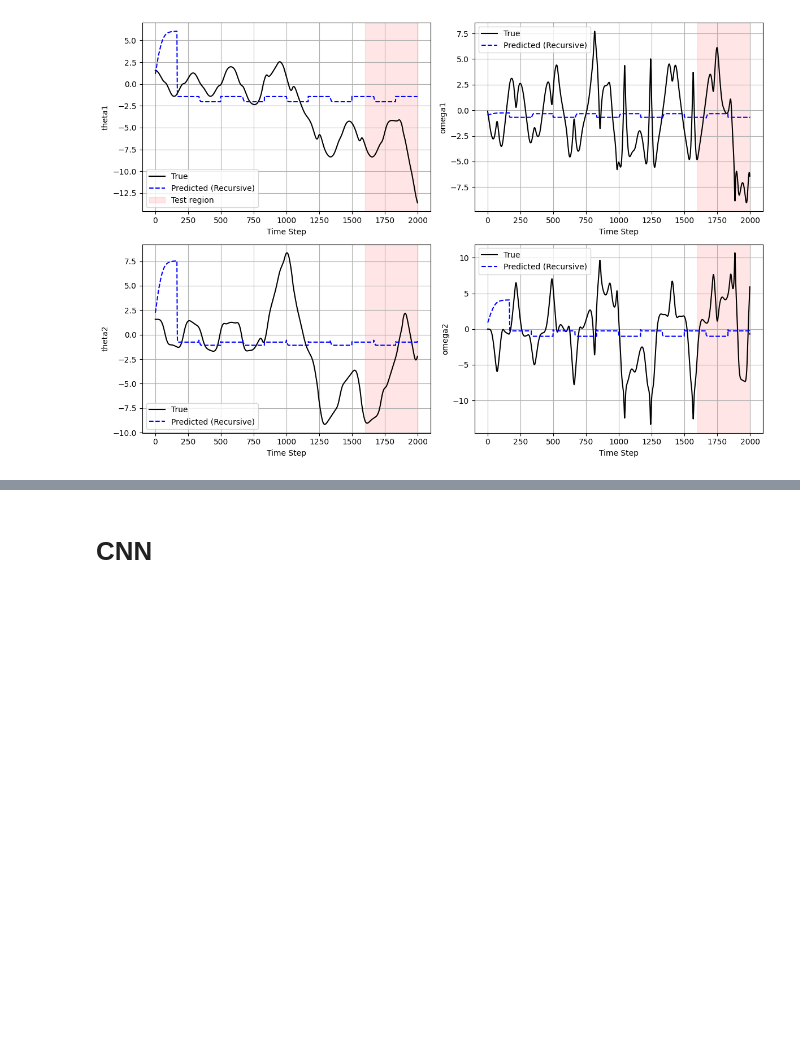
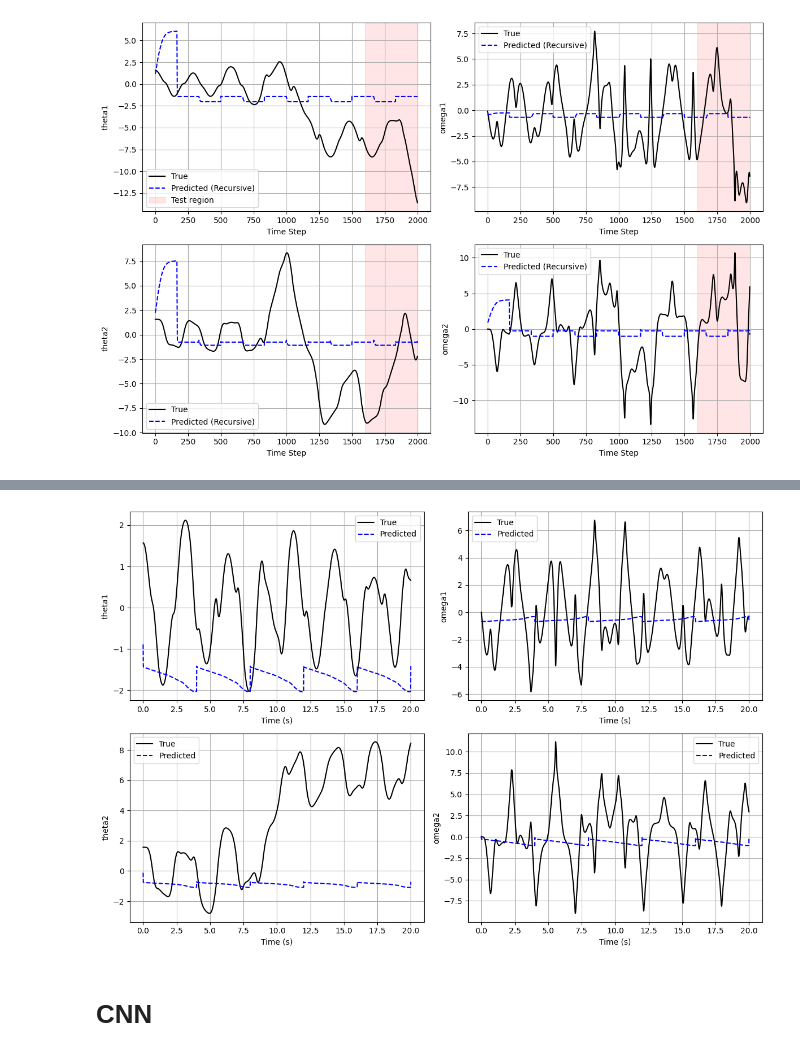
Before and after one commit to mmatinm/Deep-Learning-Projects, a Jupyter notebook: nonlinear-system-identification/identification.ipynb, the cells around one changed output, grey strips where cells are left out. Cells and saved outputs as stored; diff of their text form; code cells hidden in the pictures; blank space fills up the shorter version.

```diff
--- a/nonlinear-system-identification/identification.ipynb
+++ b/nonlinear-system-identification/identification.ipynb
@@ -312,2 +316,88 @@ plt.show()
+# %%
+
+
+# === Your torque function ===
+def torque_input_s(t):
+    freq = 0.25  # Hz
+    amplitude = 1.0  # N.m
+    return amplitude * sawtooth(2 * np.pi * freq * t)
+
+# === Your dynamics ===
+def double_pendulum(t, y):
+    theta1, omega1, theta2, omega2 = y
+    delta = theta2 - theta1
+    tau = torque_input_s(t)
+
+    den1 = (m1 + m2) * L1 - m2 * L1 * np.cos(delta)**2
+    den2 = (L2 / L1) * den1
+
+    domega1 = (
+        m2 * L1 * omega1**2 * np.sin(delta) * np.cos(delta) +
+        m2 * g * np.sin(theta2) * np.cos(delta) +
+        m2 * L2 * omega2**2 * np.sin(delta) -
+        (m1 + m2) * g * np.sin(theta1) +
+        tau
+    ) / den1
+
+    domega2 = (
+        -m2 * L2 * omega2**2 * np.sin(delta) * np.cos(delta) +
+        (m1 + m2) * g * np.sin(theta1) * np.cos(delta) -
+        (m1 + m2) * L1 * omega1**2 * np.sin(delta) -
+        (m1 + m2) * g * np.sin(theta2)
+    ) / den2
+
+    return [omega1, domega1, omega2, domega2]
+
+# === Simulate true system ===
+y0 = [np.pi / 2, 0, np.pi / 2, 0]
+t_span = (0, 20)
+t_eval = np.linspace(*t_span, 2000)
+sol = solve_ivp(double_pendulum, t_span, y0, t_eval=t_eval, rtol=1e-8)
+theta1s, omega1s, theta2s, omega2s = sol.y
+Y_true = np.column_stack([theta1s, omega1s, theta2s, omega2s])
+
+# Predict using MLP
+torque_vals = torque_input_s(t_eval)  # This is already np.array
+
+# Initialize
+X_rec = np.concatenate([[[torque_vals[0]]], [y0]], axis=1)  # shape (1, 5)
+X_rec = scaler_X.transform(X_rec)
+
+Y_preds_scaled = []
+
+model.eval()
+with torch.no_grad():
+    for i in range(len(t_eval)):
+        X_rec_torch = torch.tensor(X_rec, dtype=torch.float32)
+        Y_pred_scaled = model(X_rec_torch).numpy().flatten()
+        Y_preds_scaled.append(Y_pred_scaled)
+
+        if i < len(t_eval) - 1:
+            # Prepare next input
+            next_torque = torque_vals[i + 1]
+            next_state = scaler_Y.inverse_transform(Y_pred_scaled.reshape(1, -1)).flatten()
+            next_input = np.concatenate([[next_torque], next_state]).reshape(1, -1)
+            X_rec = scaler_X.transform(next_input)
+
+Y_preds_scaled = np.array(Y_preds_scaled)
+Y_preds = scaler_Y.inverse_transform(Y_preds_scaled)
+
+# Plot
+plt.figure(figsize=(12, 8))
+labels = ['theta1', 'omega1', 'theta2', 'omega2']
+
+for i in range(4):
+    plt.subplot(2, 2, i + 1)
+    plt.plot(t_eval, Y_true[:, i], color='black', label='True')
+    plt.plot(t_eval, Y_preds[:, i], '--', color='blue', label='Predicted')
+    plt.xlabel('Time (s)')
+    plt.ylabel(labels[i])
+    plt.legend()
+    plt.grid(True)
+
+plt.tight_layout()
+plt.show()
+# %% [output]
+[figure, added]
 # %% [markdown]
 # CNN
```
Also changed, not shown: parts of 2 cells of this notebook.
